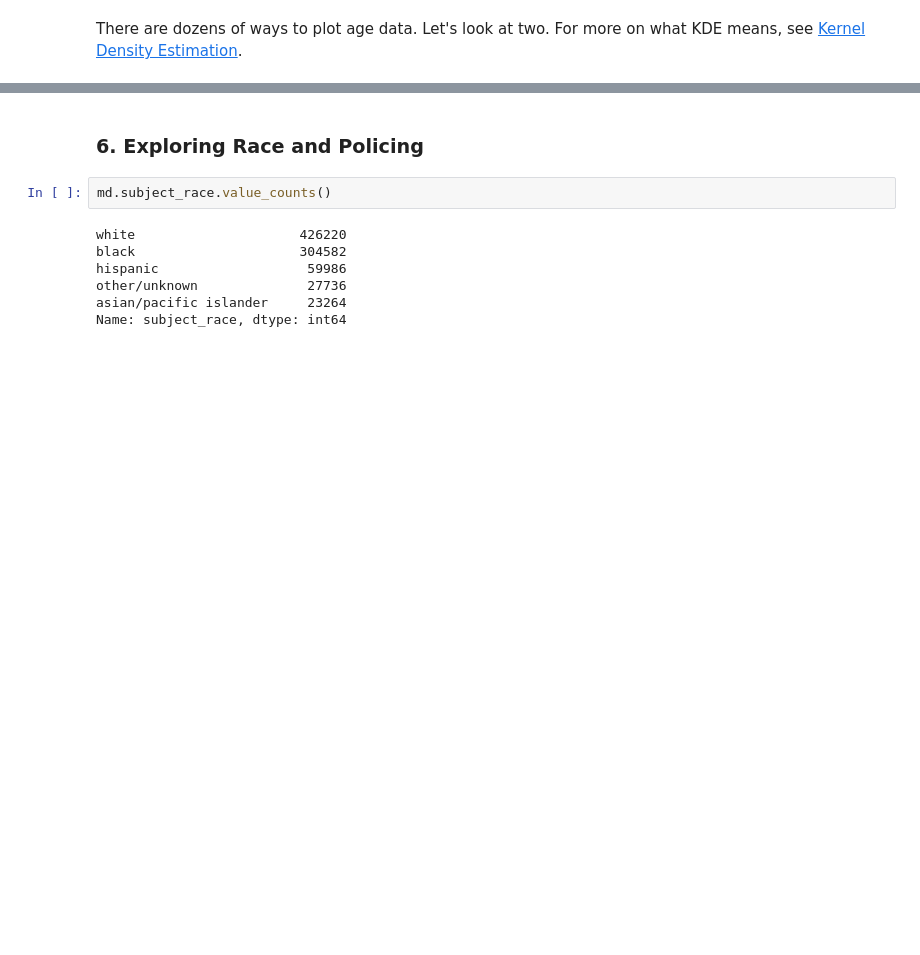
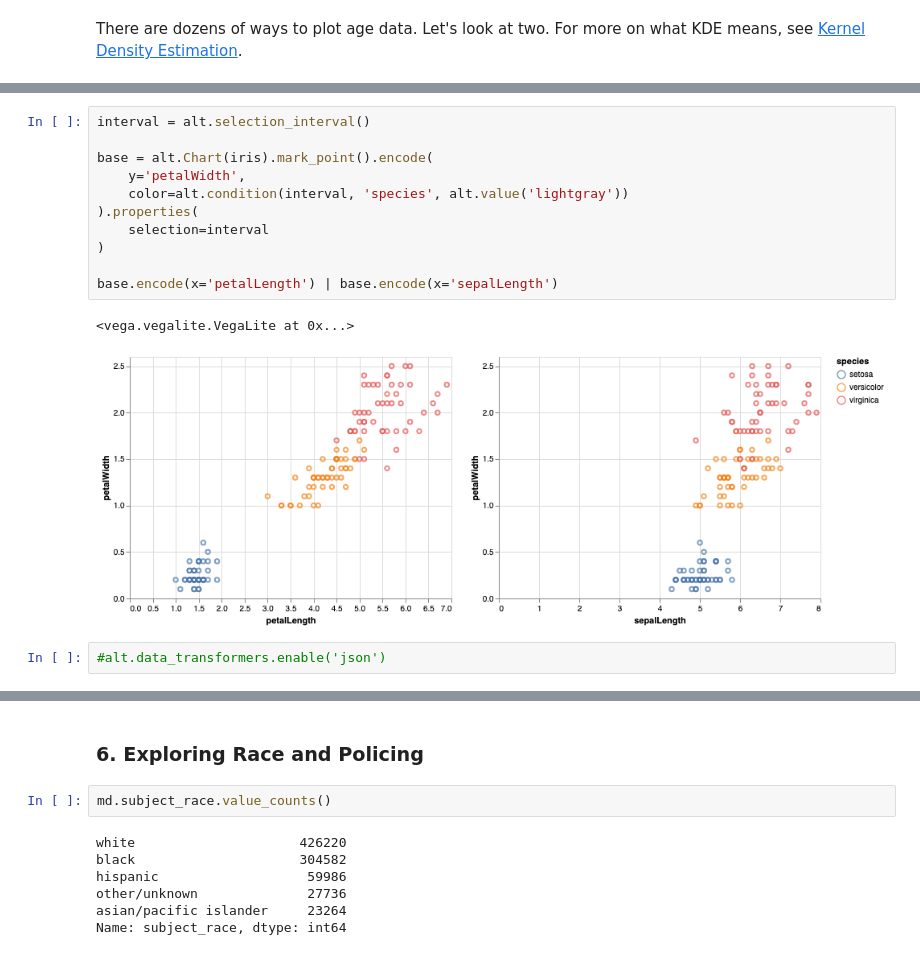
Before and after one commit to ilyagerner/pandas, a Jupyter notebook: Introduction to Exploratory Data Analysis in Python.ipynb, the cells around one changed output, grey strips where cells are left out. Cells and saved outputs as stored; diff of their text form; blank space fills up the shorter version.

```diff
--- a/Introduction to Exploratory Data Analysis in Python.ipynb
+++ b/Introduction to Exploratory Data Analysis in Python.ipynb
@@ -399,0 +536,16 @@ md.subject_age.plot(kind='hist');
+# %%
+interval = alt.selection_interval()
+
+base = alt.Chart(iris).mark_point().encode(
+    y='petalWidth',
+    color=alt.condition(interval, 'species', alt.value('lightgray'))
+).properties(
+    selection=interval
+)
+
+base.encode(x='petalLength') | base.encode(x='sepalLength')
+# %% [output]
+<vega.vegalite.VegaLite at 0x...>
+[figure, added]
+# %%
+#alt.data_transformers.enable('json')
```
Also changed, not shown: parts of 30 cells of this notebook.
